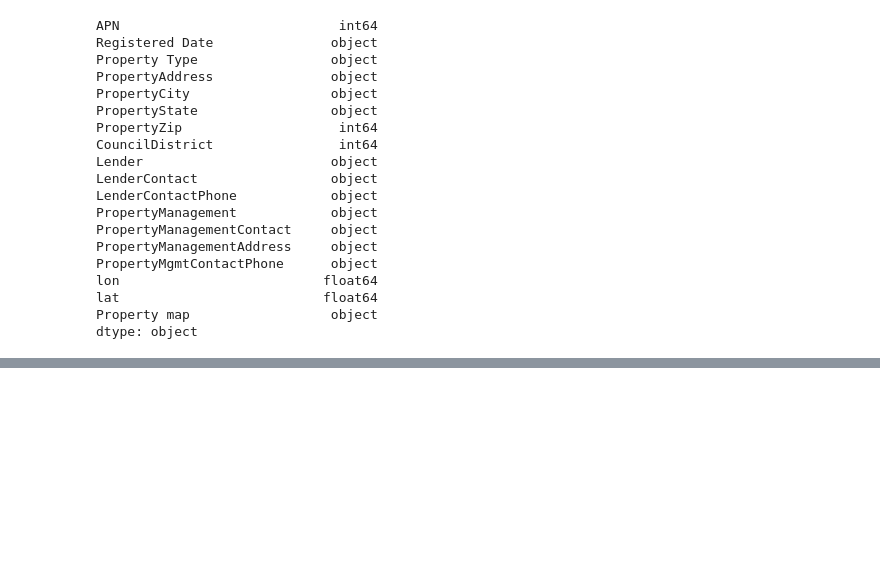
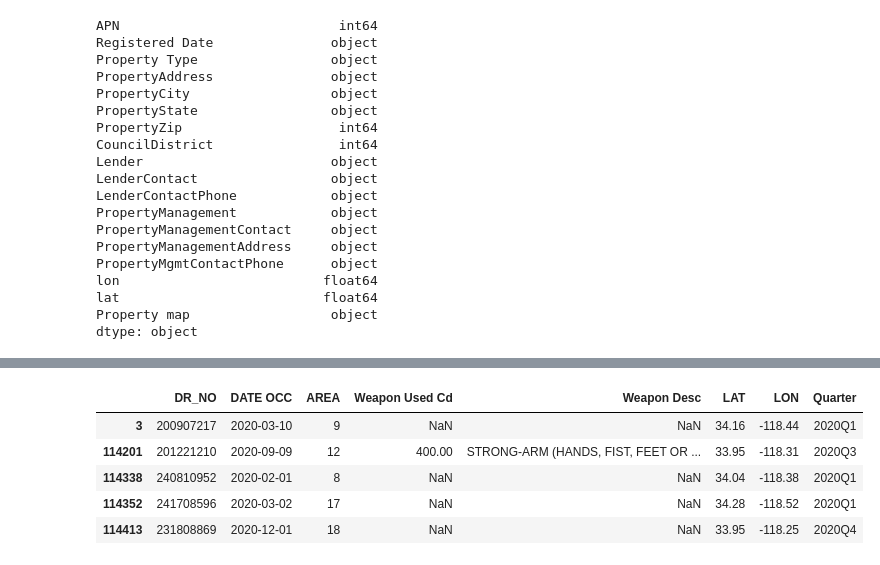
Before and after one commit to cploebell/ads-508-team-project, a Jupyter notebook: ads508_proj.ipynb, the cells around one changed output, grey strips where cells are left out. Cells and saved outputs as stored; diff of their text form; code cells hidden in the pictures; blank space fills up the shorter version.

```diff
--- a/ads508_proj.ipynb
+++ b/ads508_proj.ipynb
@@ -745,0 +827,14 @@ cat_df_24
+# %%
+# drop any other variables we've deemed irrelevant for our project
+df_c = df_c.drop(
+    ['TIME OCC', 'AREA NAME', 'Rpt Dist No', 'Part 1-2', 'Crm Cd', 'Crm Cd Desc', 'Mocodes', 'Vict Age', 'Vict Sex', 'Vict Descent', 'Premis Cd', 'Premis Desc',
+                 'Status', 'Status Desc', 'Crm Cd 1', 'Crm Cd 2', 'Crm Cd 3', 'Crm Cd 4', 'LOCATION', 'Cross Street'], axis=1)
+# %%
+df_c.head()
+# %% [output]
+|  | DR_NO | DATE OCC | AREA | Weapon Used Cd | Weapon Desc | LAT | LON | Quarter |
+| 3 | 200907217 | 2020-03-10 | 9 | NaN | NaN | 34.16 | -118.44 | 2020Q1 |
+| 114201 | 201221210 | 2020-09-09 | 12 | 400.00 | STRONG-ARM (HANDS, FIST, FEET OR ... | 33.95 | -118.31 | 2020Q3 |
+| 114338 | 240810952 | 2020-02-01 | 8 | NaN | NaN | 34.04 | -118.38 | 2020Q1 |
+| 114352 | 241708596 | 2020-03-02 | 17 | NaN | NaN | 34.28 | -118.52 | 2020Q1 |
+| 114413 | 231808869 | 2020-12-01 | 18 | NaN | NaN | 33.95 | -118.25 | 2020Q4 |
```
Also changed, not shown: parts of 25 cells of this notebook.
